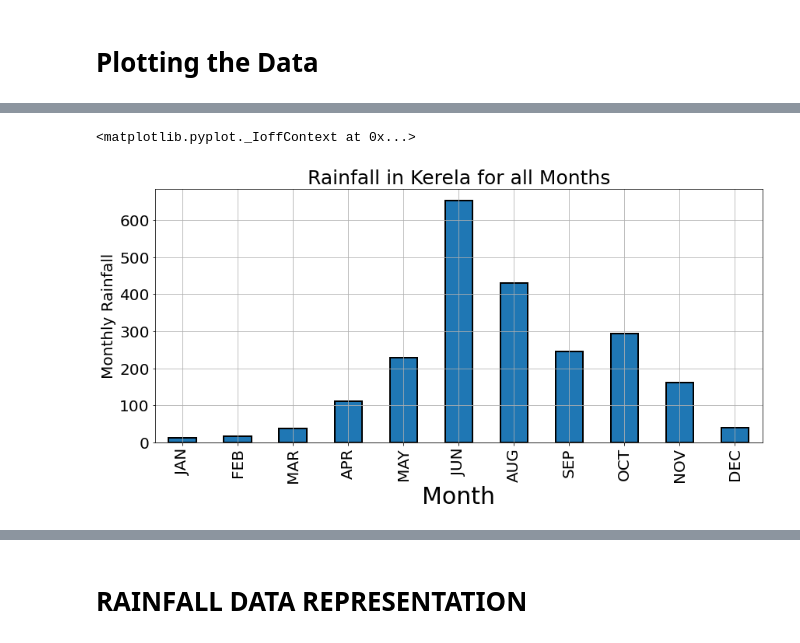
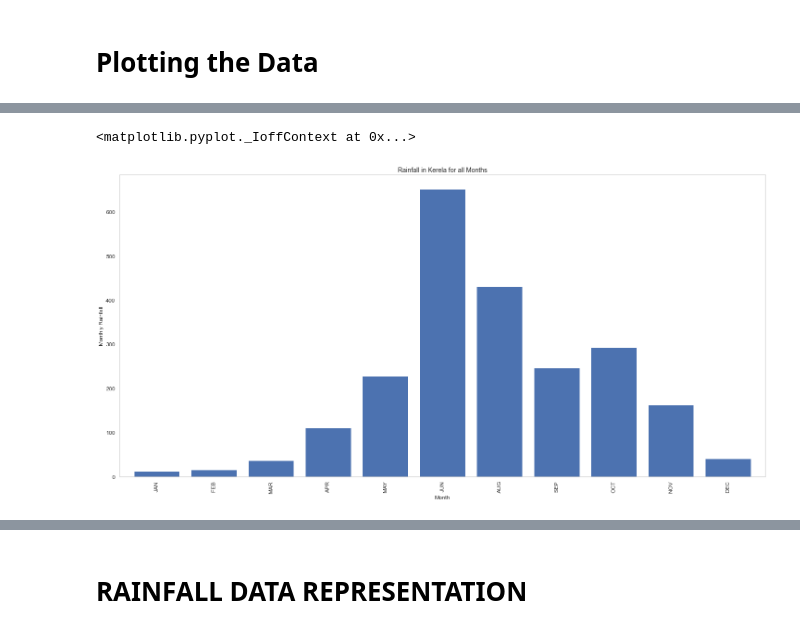
Before and after one commit to Himangshu1086/Flood-Prediction-Unit-Hydrography-and-ML, a Jupyter notebook: Flood_Prediction.ipynb, the cells around one changed output, grey strips where cells are left out. Cells and saved outputs as stored; diff of their text form; code cells hidden in the pictures.

```diff
--- a/Flood_Prediction.ipynb
+++ b/Flood_Prediction.ipynb
@@ -179,0 +185,2 @@ Name: FLOODS, Length: 118, dtype: int64
+# %%
+sns.set(style='whitegrid', color_codes=True)
@@ -197,11 +242,11 @@ plt.show()
 # %%
-ax = data[['JAN', 'FEB', 'MAR', 'APR','MAY', 'JUN', 'AUG', 'SEP', 'OCT','NOV','DEC']].mean().plot.bar(width=0.5,edgecolor='k',align='center',linewidth=2,figsize=(14,6))
-plt.xlabel('Month',fontsize=30)
-plt.ylabel('Monthly Rainfall',fontsize=20)
-plt.title('Rainfall in Kerela for all Months',fontsize=25)
-ax.tick_params(labelsize=20)
+ax = data[['JAN', 'FEB', 'MAR', 'APR','MAY', 'JUN', 'AUG', 'SEP', 'OCT','NOV','DEC']].mean().plot.bar(width=0.8,align='center',figsize=(25,12))
+plt.xlabel('Month',fontsize=12)
+plt.ylabel('Monthly Rainfall',fontsize=12)
+plt.title('Rainfall in Kerela for all Months',fontsize=14)
+ax.tick_params(labelsize=12)
 plt.grid()
 plt.ioff()
 # %% [output]
 <matplotlib.pyplot._IoffContext at 0x...>
-[figure, old version]
+[figure, new version]
```
Also changed, not shown: parts of 61 cells of this notebook, 9 other files.
